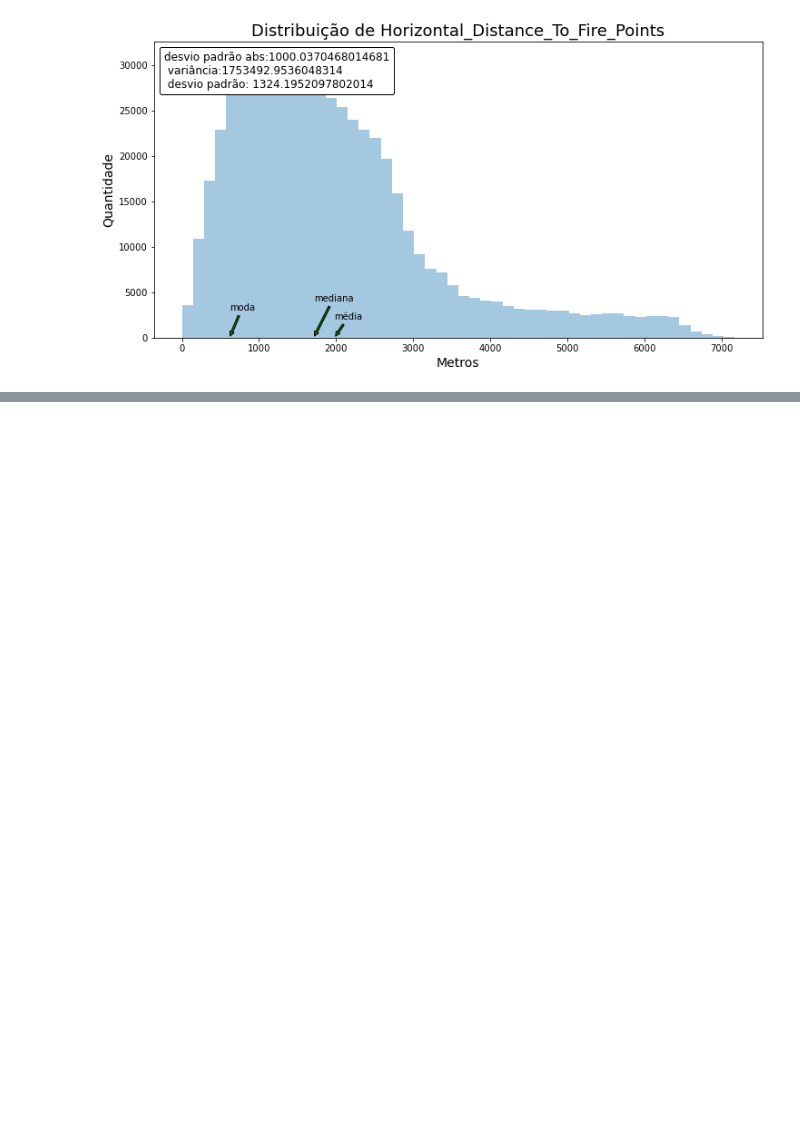
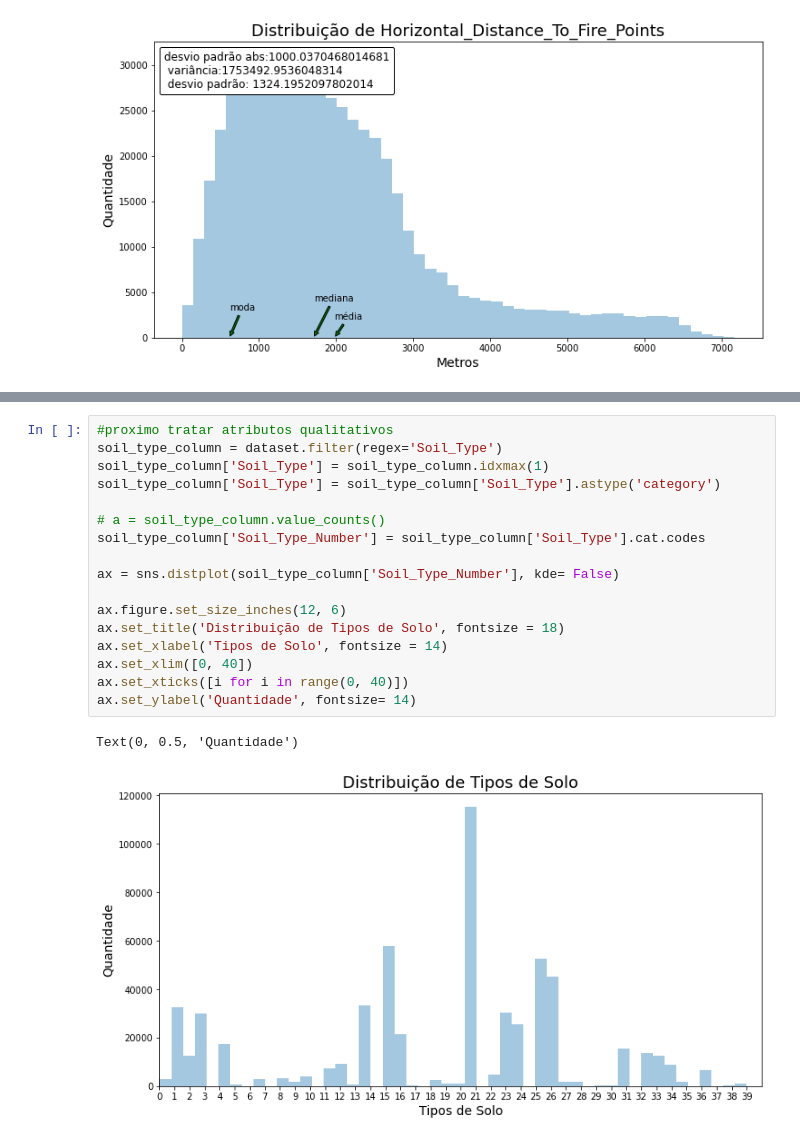
Before and after one commit to elloa-uea/projeto-pratico-3-ao-infinito-e-so, a Jupyter notebook: notebooks/PP3.2 - Conhecendo o Conjunto de Dados.ipynb, the cells around one changed output, grey strips where cells are left out. Saved outputs shown, nothing was run; the diff lists cells and outputs as text; blank space fills up the shorter version.

```diff
--- a/notebooks/PP3.2 - Conhecendo o Conjunto de Dados.ipynb
+++ b/notebooks/PP3.2 - Conhecendo o Conjunto de Dados.ipynb
@@ -262 +245,21 @@ dataset
+# %%
+#proximo tratar atributos qualitativos
+soil_type_column = dataset.filter(regex='Soil_Type')
+soil_type_column['Soil_Type'] = soil_type_column.idxmax(1)
+soil_type_column['Soil_Type'] = soil_type_column['Soil_Type'].astype('category')
+
+# a = soil_type_column.value_counts()
+soil_type_column['Soil_Type_Number'] = soil_type_column['Soil_Type'].cat.codes
+
+ax = sns.distplot(soil_type_column['Soil_Type_Number'], kde= False)
+
+ax.figure.set_size_inches(12, 6)
+ax.set_title('Distribuição de Tipos de Solo', fontsize = 18)
+ax.set_xlabel('Tipos de Solo', fontsize = 14)
+ax.set_xlim([0, 40])
+ax.set_xticks([i for i in range(0, 40)])
+ax.set_ylabel('Quantidade', fontsize= 14)
+# %% [output]
+Text(0, 0.5, 'Quantidade')
+[figure, added]
 # %% [markdown]
```
Also changed, not shown: parts of 6 cells of this notebook.
